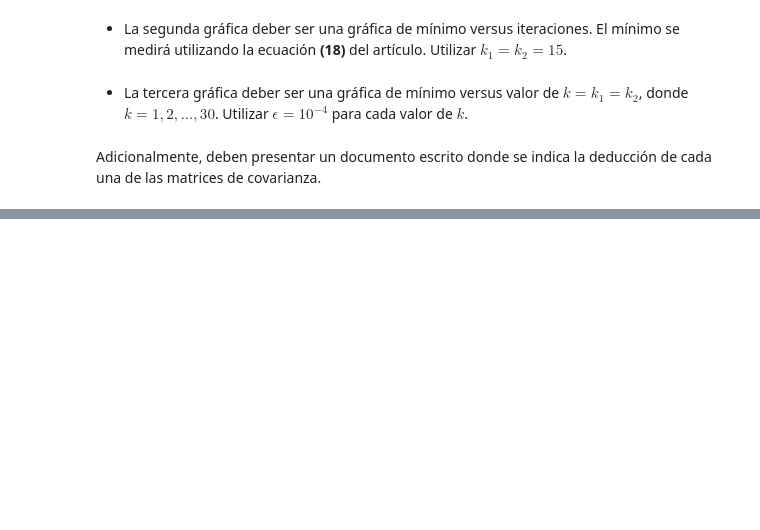
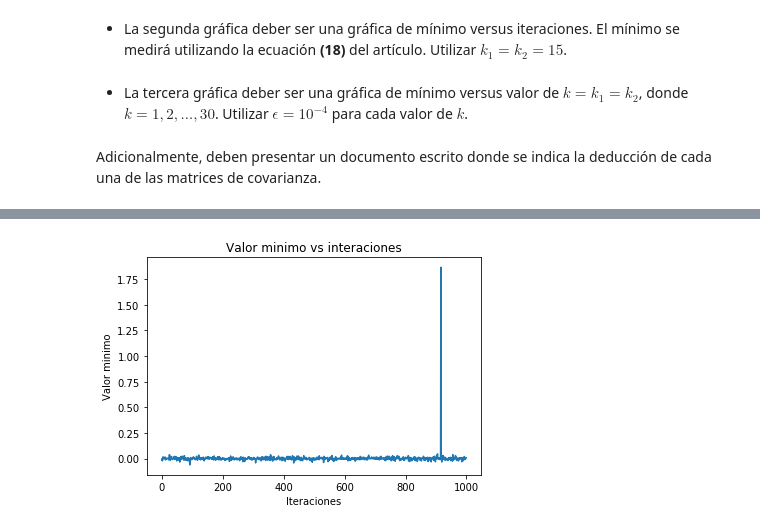
Before and after one commit to jckruz777/Adaptive_Processing, a Jupyter notebook: ExamenFinal/Examen_Final.ipynb, the cells around one changed output, grey strips where cells are left out. Cells and saved outputs as stored; diff of their text form; code cells hidden in the pictures; blank space fills up the shorter version.

```diff
--- a/ExamenFinal/Examen_Final.ipynb
+++ b/ExamenFinal/Examen_Final.ipynb
@@ -670,0 +761,8 @@ B2_tmp = np.matmul((Rsx2 - B2_1), np.matmul(np.transpose(C2), B2_2))
+# %%
+plt.title('Valor minimo vs interaciones')
+plt.xlabel('Iteraciones')
+plt.ylabel('Valor minimo')
+plt.plot(min_value_res)
+plt.show()
+# %% [output]
+[figure, added]
```
Also changed, not shown: parts of 16 cells of this notebook.
